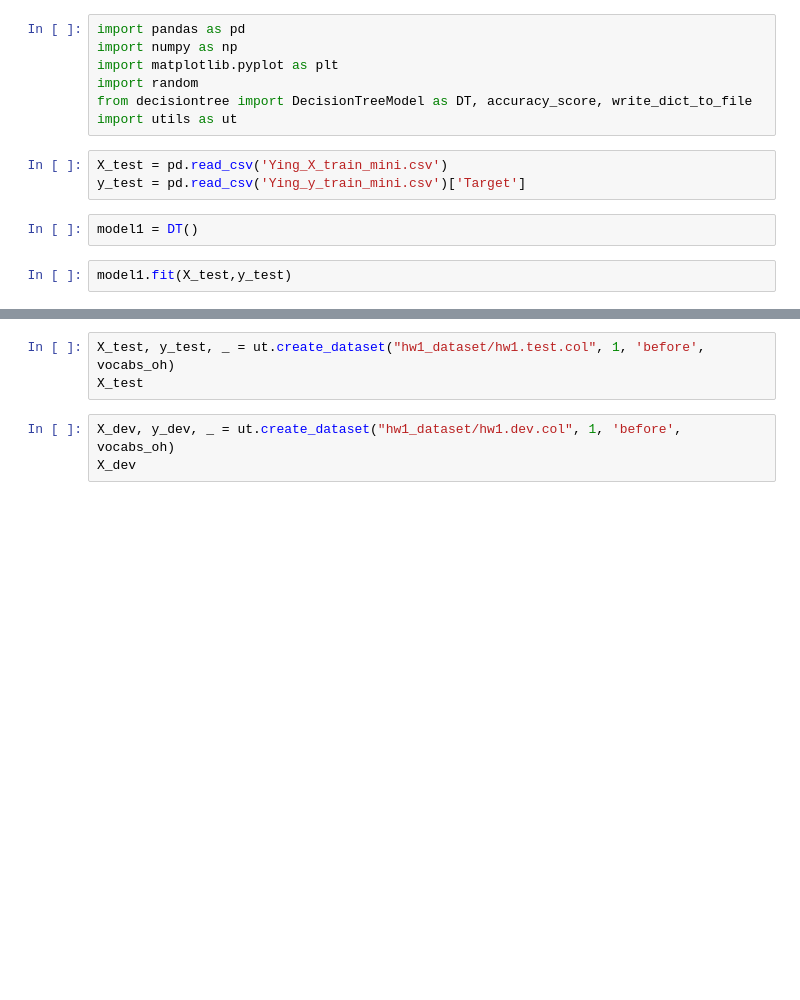
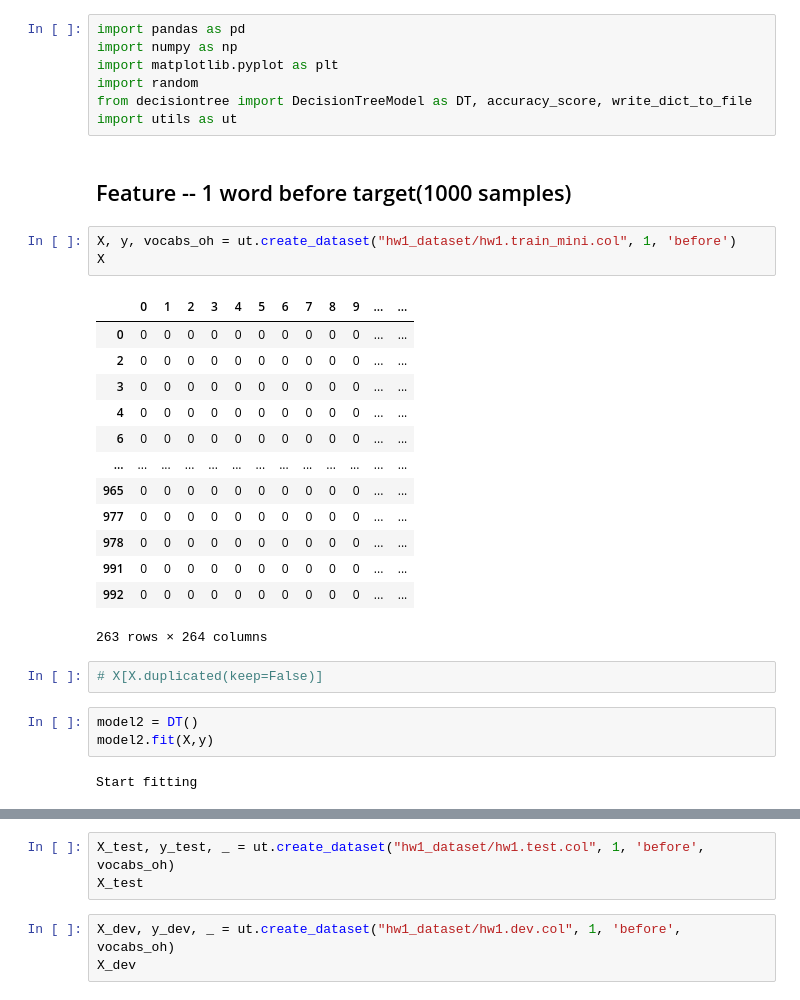
Before and after one commit to happykygo/NLP-DT-WordPredict, a Jupyter notebook: 1previousWord.ipynb, the cells around one changed output, grey strips where cells are left out. Drawn from its saved outputs; the diff is of its cells as text; blank space fills up the shorter version.

Commit message:
remove duplicate X

```diff
--- a/1previousWord.ipynb
+++ b/1previousWord.ipynb
@@ -5,10 +5,29 @@ import matplotlib.pyplot as plt
 import random
 from decisiontree import DecisionTreeModel as DT, accuracy_score, write_dict_to_file
 import utils as ut
-# %%
-X_test = pd.read_csv('Ying_X_train_mini.csv')
-y_test = pd.read_csv('Ying_y_train_mini.csv')['Target']
-# %%
-model1 = DT()
-# %%
-model1.fit(X_test,y_test)
+# %% [markdown]
+## Feature -- 1 word before target(1000 samples)
+# %%
+X, y, vocabs_oh = ut.create_dataset("hw1_dataset/hw1.train_mini.col", 1, 'before')
+X
+# %% [output]
+|  | 0 | 1 | 2 | 3 | 4 | 5 | 6 | 7 | 8 | 9 | ... | ... |
+| 0 | 0 | 0 | 0 | 0 | 0 | 0 | 0 | 0 | 0 | 0 | ... | ... |
+| 2 | 0 | 0 | 0 | 0 | 0 | 0 | 0 | 0 | 0 | 0 | ... | ... |
+| 3 | 0 | 0 | 0 | 0 | 0 | 0 | 0 | 0 | 0 | 0 | ... | ... |
+| 4 | 0 | 0 | 0 | 0 | 0 | 0 | 0 | 0 | 0 | 0 | ... | ... |
+| 6 | 0 | 0 | 0 | 0 | 0 | 0 | 0 | 0 | 0 | 0 | ... | ... |
+| ... | ... | ... | ... | ... | ... | ... | ... | ... | ... | ... | ... | ... |
+| 965 | 0 | 0 | 0 | 0 | 0 | 0 | 0 | 0 | 0 | 0 | ... | ... |
+| 977 | 0 | 0 | 0 | 0 | 0 | 0 | 0 | 0 | 0 | 0 | ... | ... |
+| 978 | 0 | 0 | 0 | 0 | 0 | 0 | 0 | 0 | 0 | 0 | ... | ... |
+| 991 | 0 | 0 | 0 | 0 | 0 | 0 | 0 | 0 | 0 | 0 | ... | ... |
+| 992 | 0 | 0 | 0 | 0 | 0 | 0 | 0 | 0 | 0 | 0 | ... | ... |
+263 rows × 264 columns
+# %%
+# X[X.duplicated(keep=False)]
+# %%
+model2 = DT()
+model2.fit(X,y)
+# %% [output]
+Start fitting
```
Also changed, not shown: parts of 22 cells of this notebook, 2 other files.
